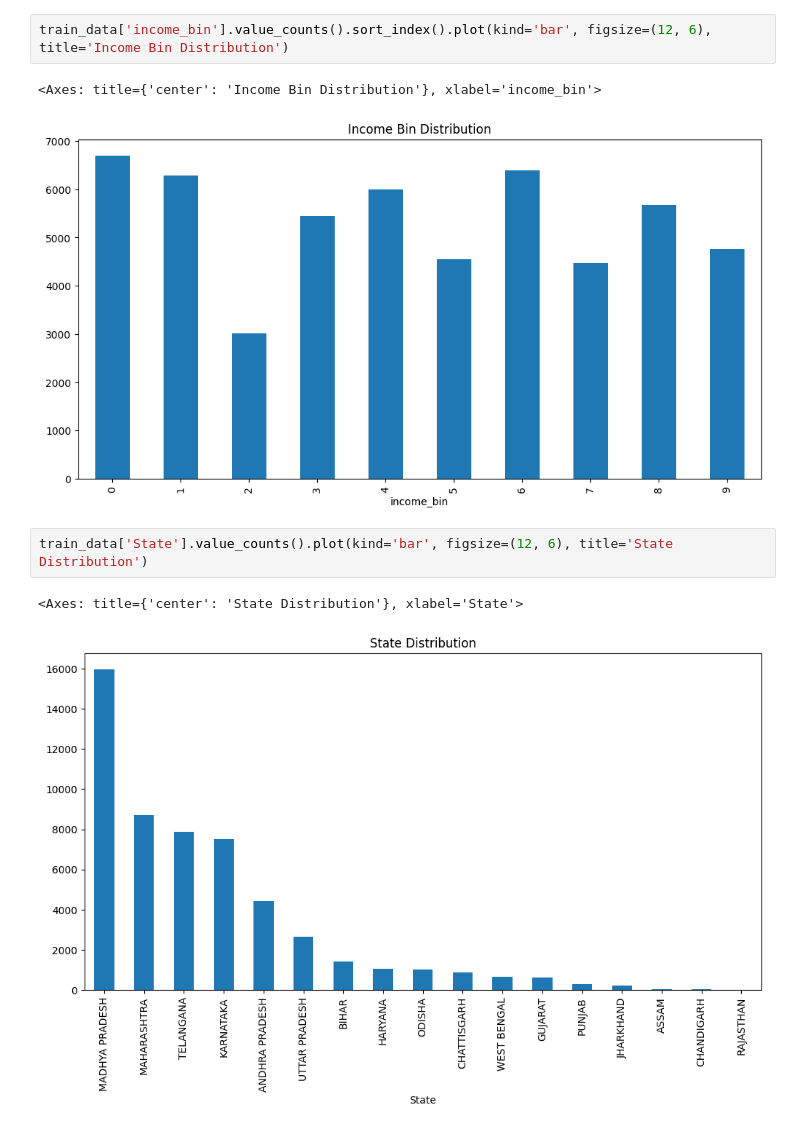
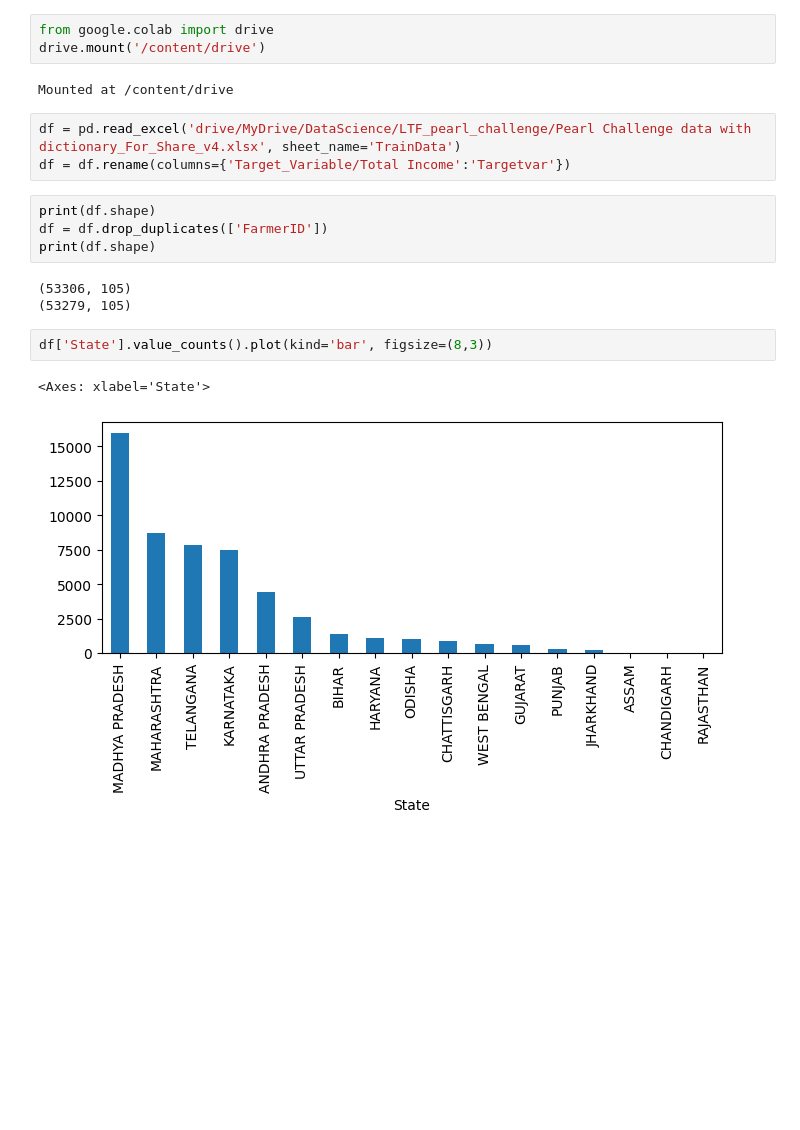
Before and after one commit to anuragpan/ltf-income-challenge, a Jupyter notebook: LTF_challenge.ipynb, the cells around one changed output. Drawn from its saved outputs; the diff is of its cells as text; blank space fills up the shorter version.

```diff
--- a/LTF_challenge.ipynb
+++ b/LTF_challenge.ipynb
@@ -76,10 +10,20 @@ Name: count, dtype: int64
-# %%
-train_data['income_bin'].value_counts().sort_index().plot(kind='bar', figsize=(12, 6), title='Income Bin Distribution')
-# %% [output]
-<Axes: title={'center': 'Income Bin Distribution'}, xlabel='income_bin'>
-[figure, removed]
+# %%
+from google.colab import drive
+drive.mount('/content/drive')
+# %% [output]
+Mounted at /content/drive
+# %%
+df = pd.read_excel('drive/MyDrive/DataScience/LTF_pearl_challenge/Pearl Challenge data with dictionary_For_Share_v4.xlsx', sheet_name='TrainData')
+df = df.rename(columns={'Target_Variable/Total Income':'Targetvar'})
+# %%
+print(df.shape)
+df = df.drop_duplicates(['FarmerID'])
+print(df.shape)
+# %% [output]
+(53306, 105)
+(53279, 105)
 # %%
-train_data['State'].value_counts().plot(kind='bar', figsize=(12, 6), title='State Distribution')
+df['State'].value_counts().plot(kind='bar', figsize=(8,3))
 # %% [output]
-<Axes: title={'center': 'State Distribution'}, xlabel='State'>
+<Axes: xlabel='State'>
-[figure, old version]
+[figure, new version]
```
Also changed, not shown: parts of 21 cells of this notebook.
